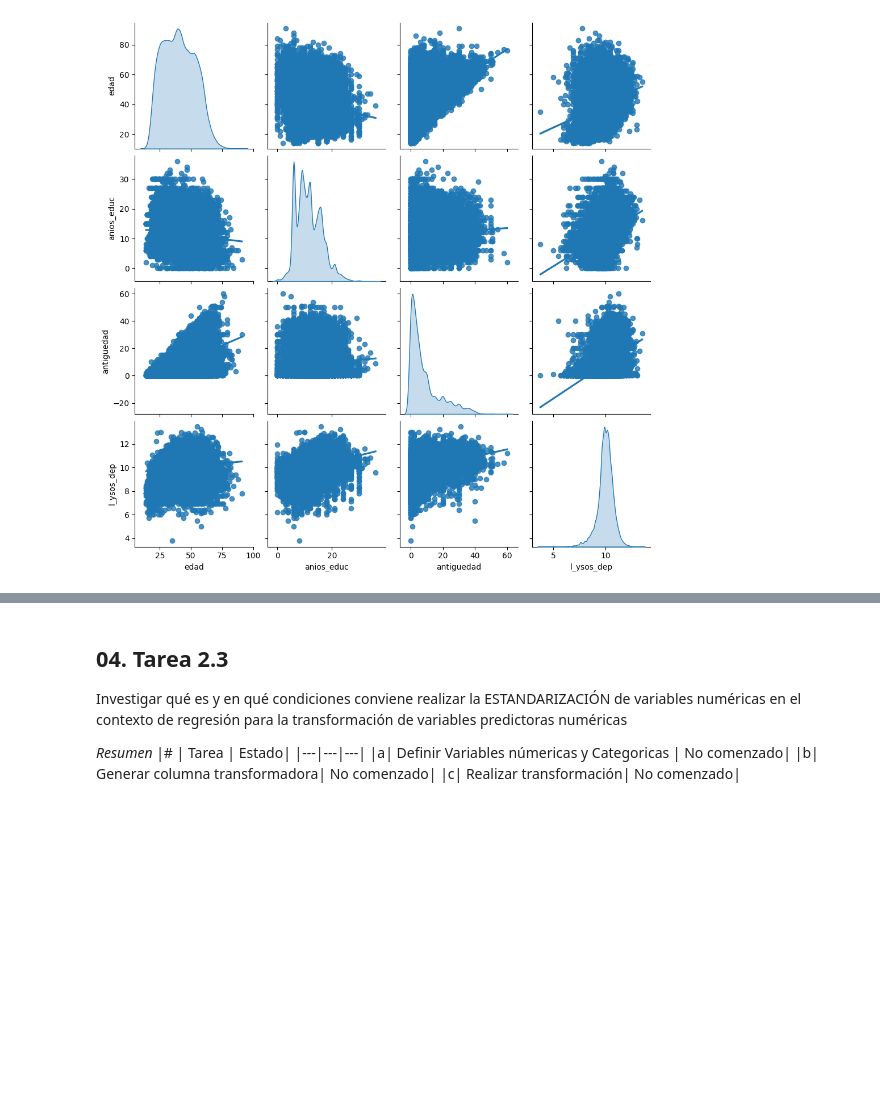
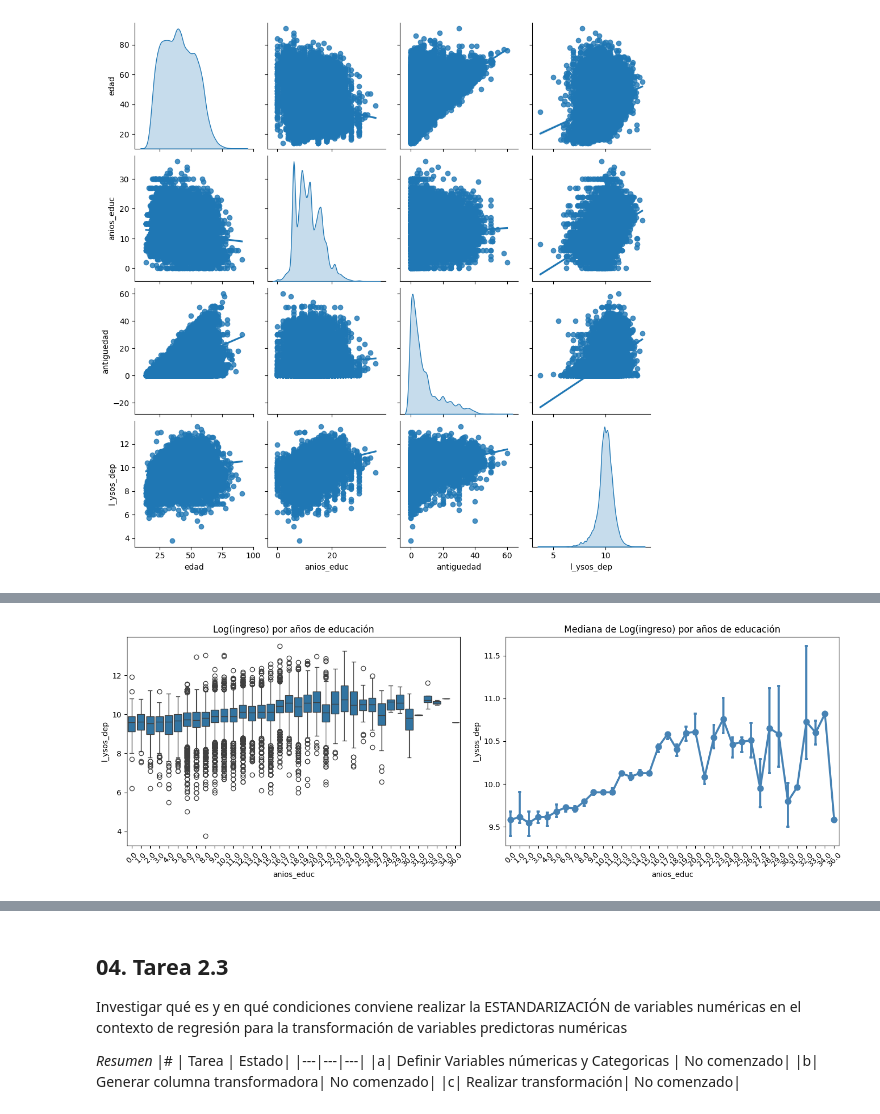
Before and after one commit to javiermagnone-lab/Javito, a Jupyter notebook: Tarea_2_ML_analisis_de_datos.ipynb, the cells around one changed output, grey strips where cells are left out. Drawn from its saved outputs; the diff is of its cells as text; code cells hidden in the pictures; blank space fills up the shorter version.

```diff
--- a/Tarea_2_ML_analisis_de_datos.ipynb
+++ b/Tarea_2_ML_analisis_de_datos.ipynb
@@ -353,0 +414,21 @@ Completar el análisis exploratorio de datos (AED) de variables predictoras, en
+# %%
+# c. Anios educación vs Respuesta: Boxplot y Mediana (log) ingreso
+
+fig, axes = plt.subplots(1, 2, figsize=(14, 5))
+
+# Boxplot
+sns.boxplot(x='anios_educ', y='l_ysos_dep', data=df_l_ysos, ax=axes[0])
+axes[0].set_title('Log(ingreso) por años de educación')
+axes[0].tick_params(axis='x', rotation=45)
+
+# Mediana con intervalo de confianza
+sns.pointplot(x='anios_educ', y='l_ysos_dep', data=df_l_ysos, ax=axes[1],
+              estimator=np.median, capsize=0.1, color='steelblue',
+              err_kws={'color': 'grey', 'linewidth': 1.5})
+axes[1].set_title('Mediana de Log(ingreso) por años de educación')
+axes[1].tick_params(axis='x', rotation=45)
+
+plt.tight_layout()
+plt.show()
+# %% [output]
+[figure, added]
```
Also changed, not shown: parts of 40 cells of this notebook.
